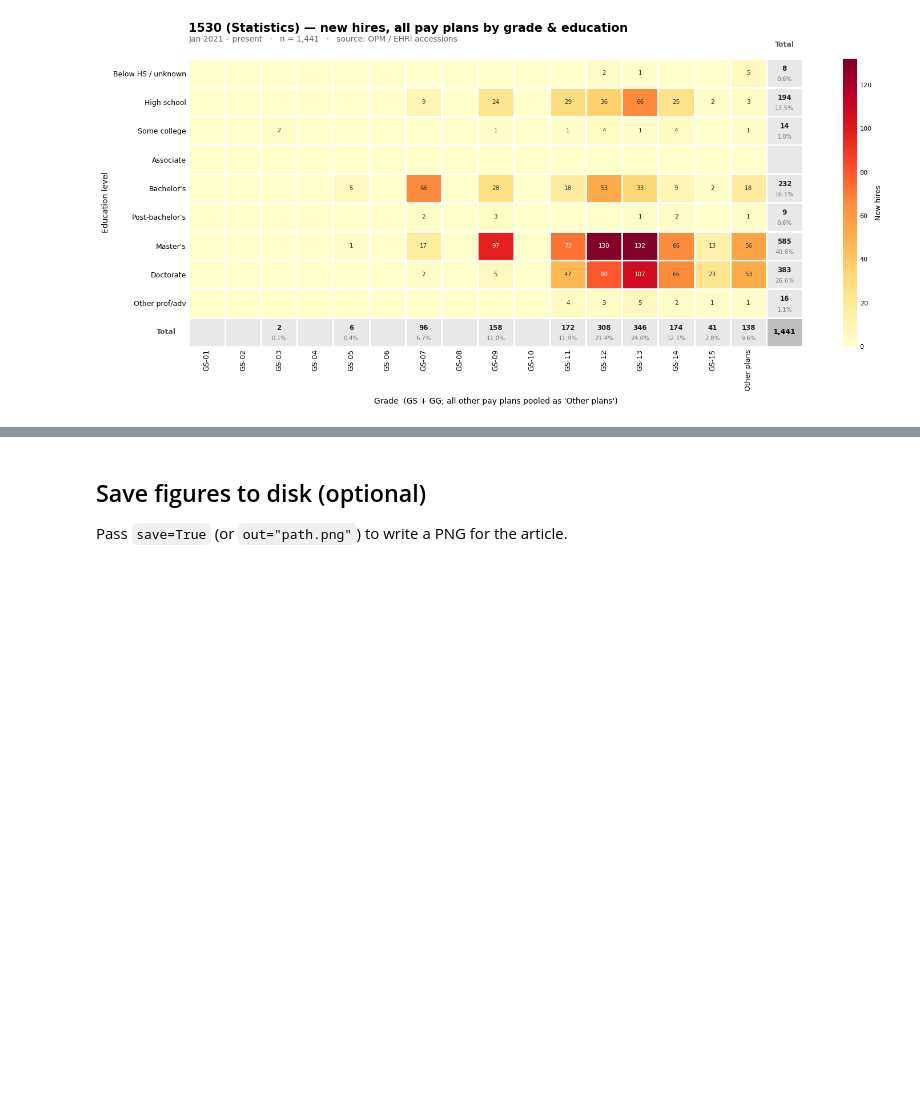
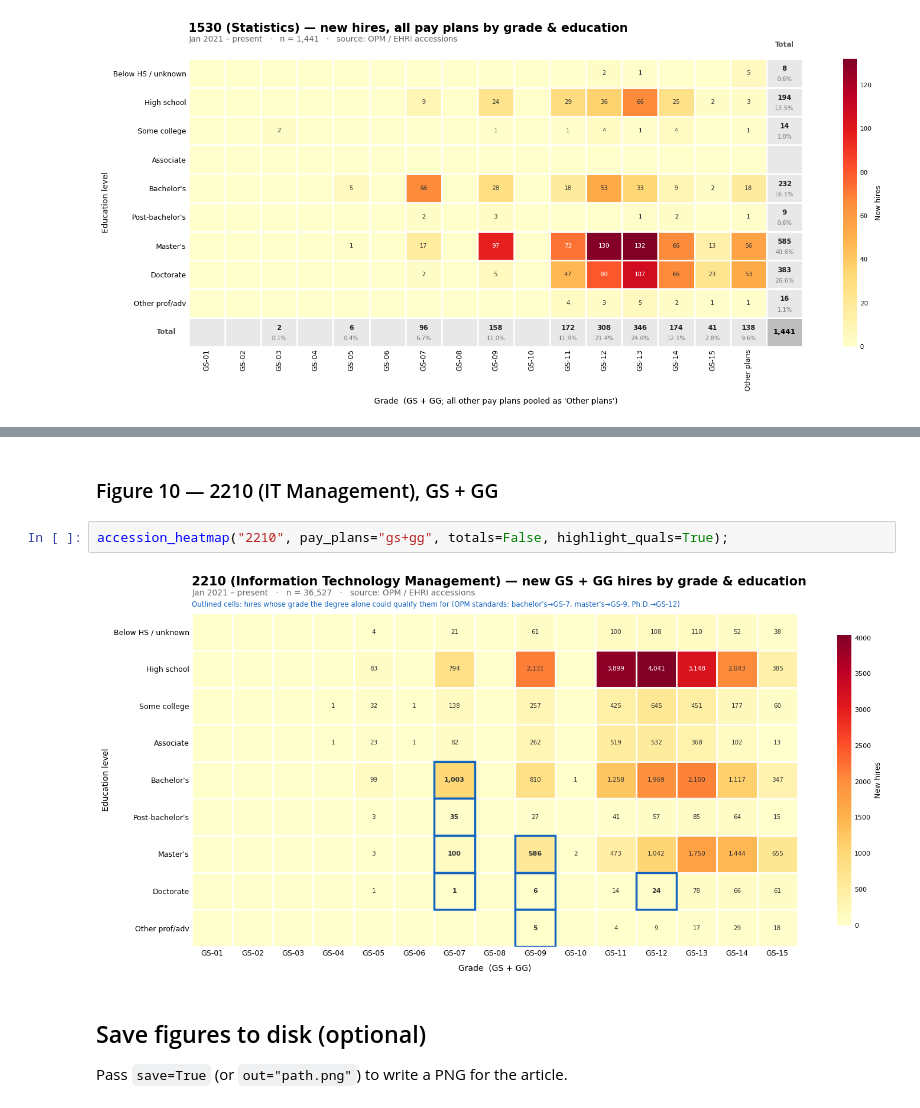
Before and after one commit to abigailhaddad/fed-hiring-heatmaps, a Jupyter notebook: heatmaps.ipynb, the cells around one changed output, grey strips where cells are left out. Drawn from its saved outputs; the diff is of its cells as text; blank space fills up the shorter version.

```diff
--- a/heatmaps.ipynb
+++ b/heatmaps.ipynb
@@ -76,3 +88,9 @@ accession_heatmap("1530", all_plans=True);
+# %% [markdown]
+### Figure 10 — 2210 (IT Management), GS + GG
+# %%
+accession_heatmap("2210", pay_plans="gs+gg", totals=False, highlight_quals=True);
+# %% [output]
+[figure, added]
 # %% [markdown]
 ## Save figures to disk (optional)
 
```
Also changed, not shown: parts of 6 cells of this notebook, 5 other files.
